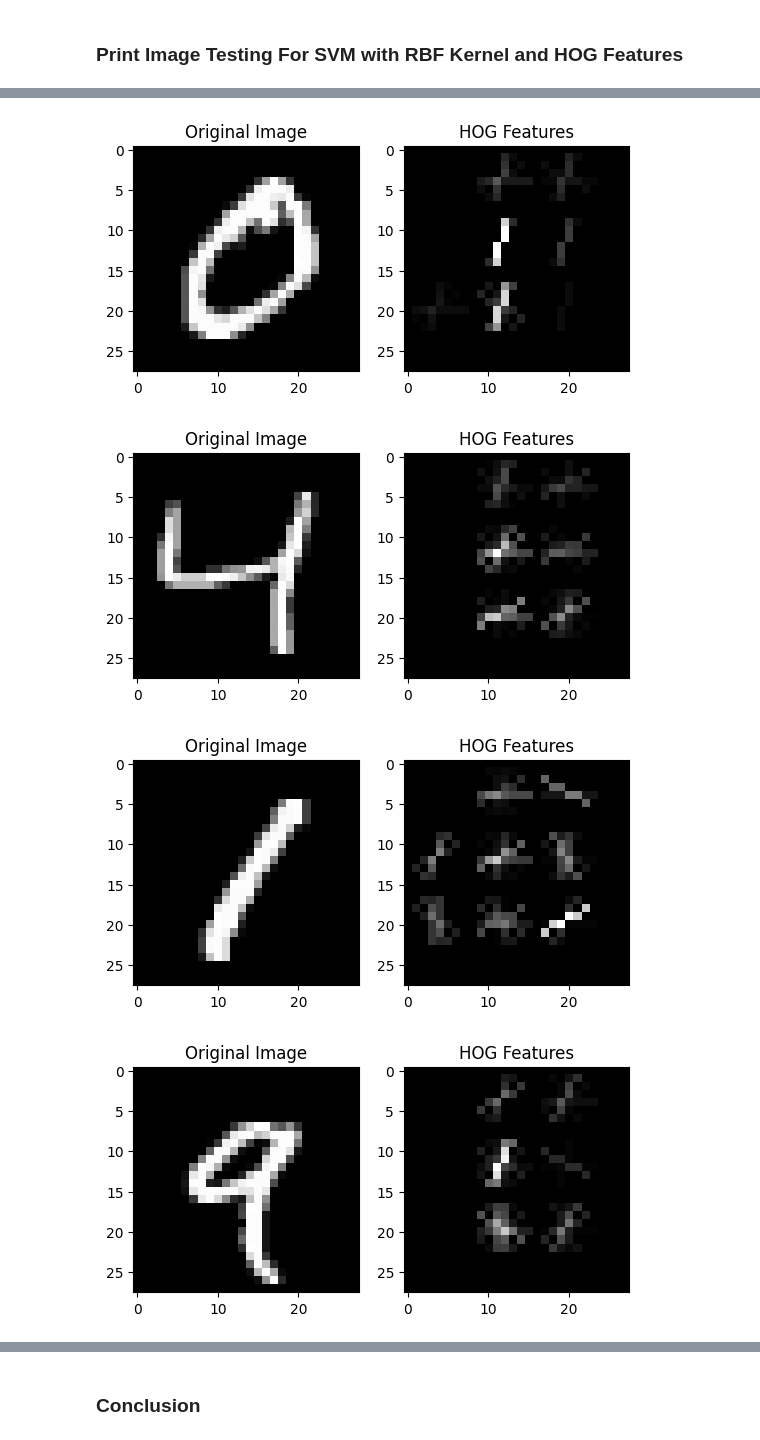
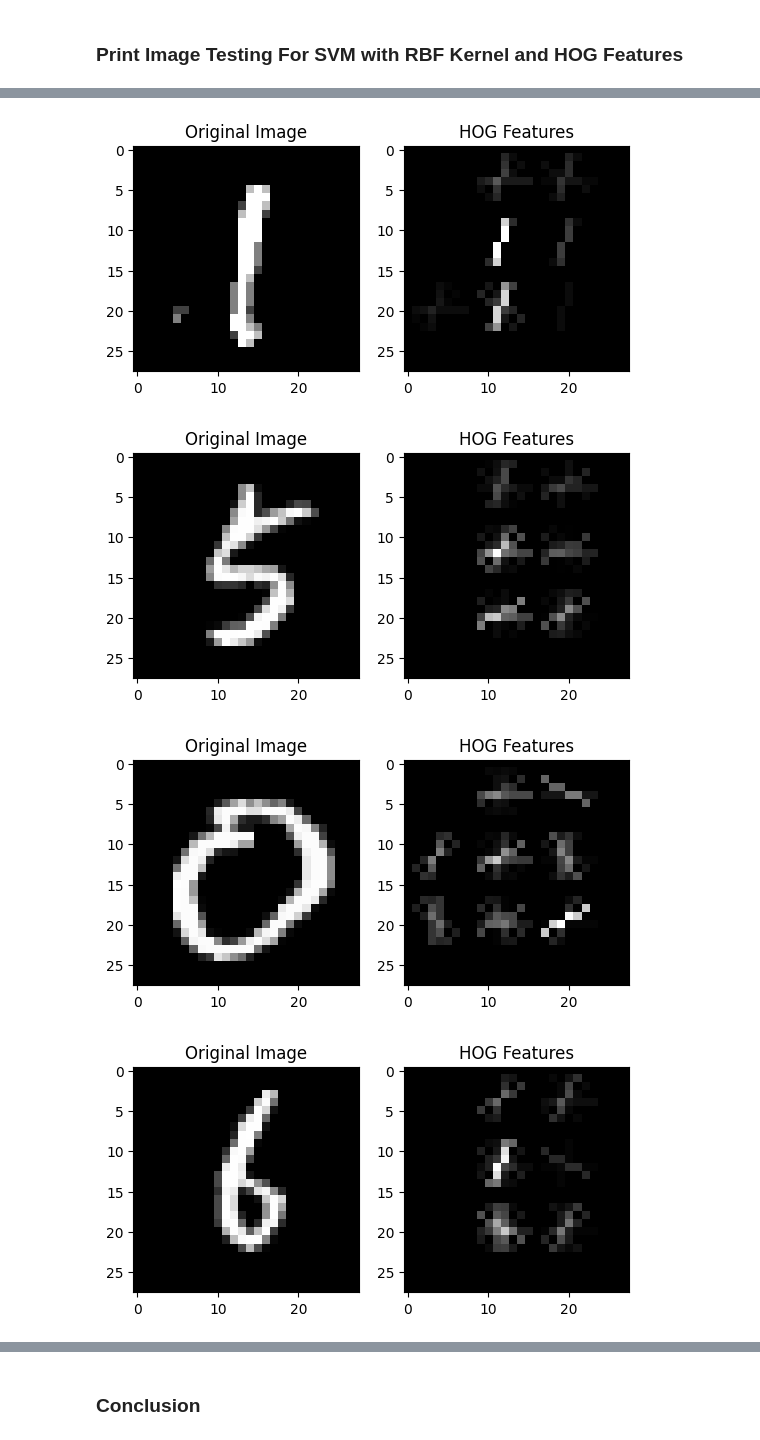
Before and after one commit to Alivan21/2141720078_AlfanOlivan_MachineLearning, a Jupyter notebook: Week_05_Quiz-1/Quiz.ipynb, the cells around one changed output, grey strips where cells are left out. Saved outputs shown, nothing was run; the diff lists cells and outputs as text; code cells hidden in the pictures.

```diff
--- a/Week_05_Quiz-1/Quiz.ipynb
+++ b/Week_05_Quiz-1/Quiz.ipynb
@@ -455,7 +455,7 @@ for i in range(15):
   hog_features, hog_image = display_extract_hog_features(x_train[i])
   # Plot the original image
   plt.subplot(1, 2, 1)
-  plt.imshow(x_convert[i].reshape(28, 28), cmap=plt.cm.gray) # type: ignore
+  plt.imshow(x_train[i].reshape(28, 28), cmap=plt.cm.gray) # type: ignore
   plt.title('Original Image')
   # Plot the HOG image
   plt.subplot(1, 2, 2)
@@ -467,4 +467,4 @@ for i in range(15):
-[figure, old version]
+[figure, new version]
-[figure, old version]
+[figure, new version]
-[figure, old version]
+[figure, new version]
-[figure, old version]
+[figure, new version]
```
Also changed, not shown: parts of 1 cell of this notebook.
